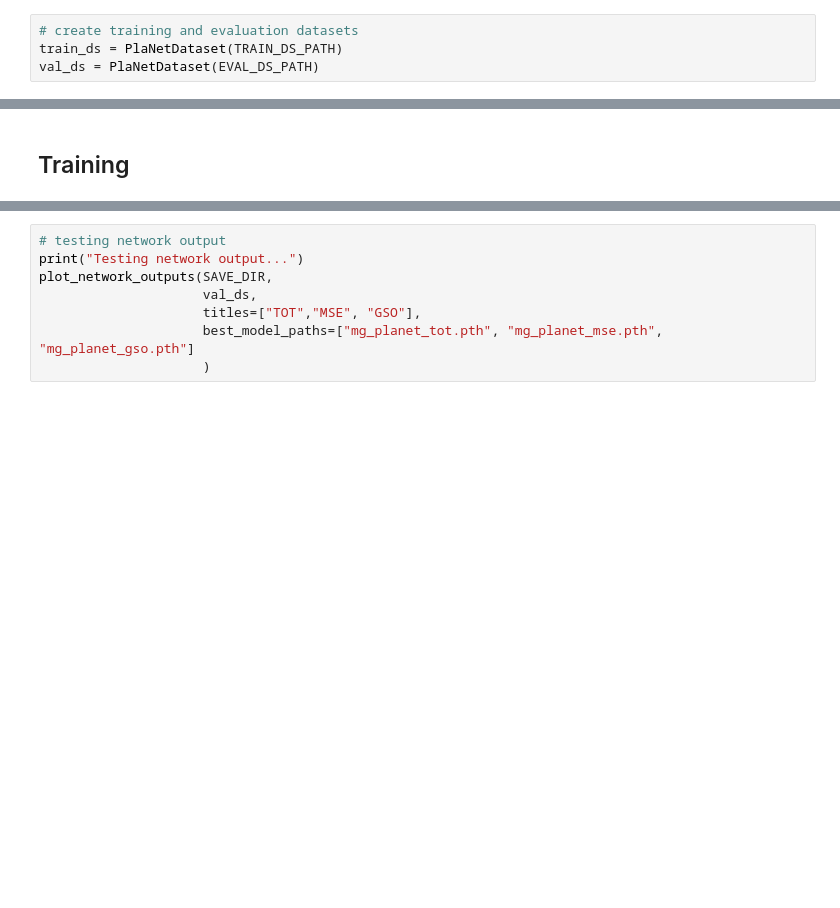
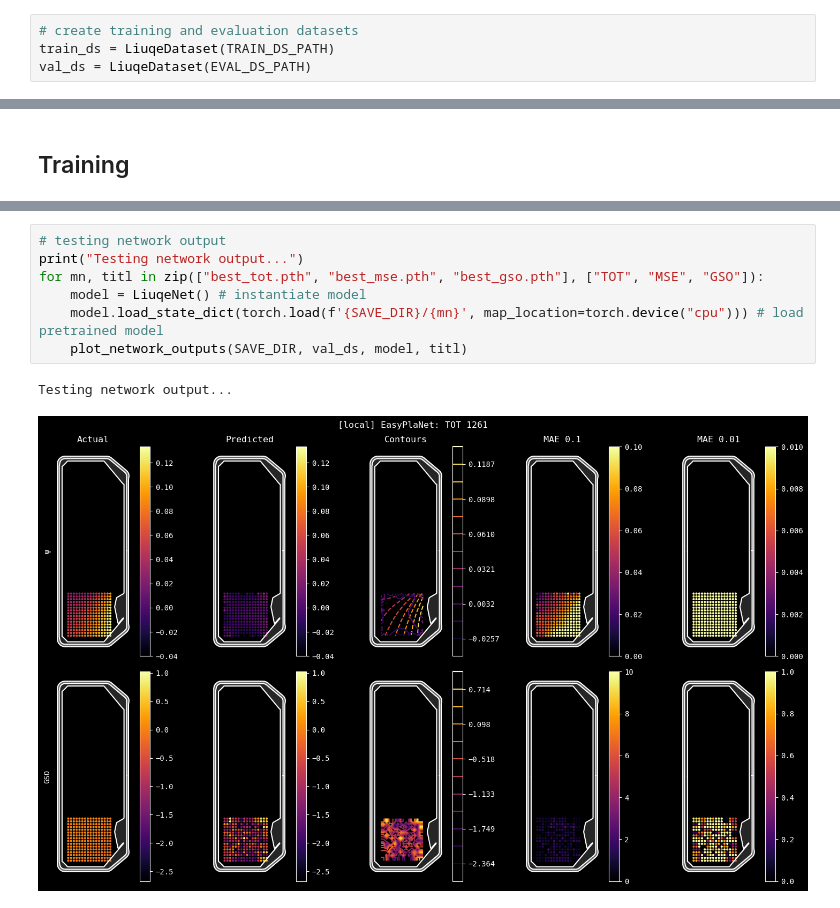
Before and after one commit to matgrand/tcv_eq, a Jupyter notebook: train.ipynb, the cells around one changed output, grey strips where cells are left out. Saved outputs shown, nothing was run; the diff lists cells and outputs as text; blank space fills up the shorter version.

```diff
--- a/train.ipynb
+++ b/train.ipynb
@@ -71,4 +77,4 @@ plt.show() if LOCAL else plt.savefig(f"{SAVE_DIR}/schedulers.png")
 # %%
 # create training and evaluation datasets
-train_ds = PlaNetDataset(TRAIN_DS_PATH)
-val_ds = PlaNetDataset(EVAL_DS_PATH)
+train_ds = LiuqeDataset(TRAIN_DS_PATH)
+val_ds = LiuqeDataset(EVAL_DS_PATH)
@@ -186,8 +216,10 @@ plt.show() if LOCAL else plt.savefig(f"{SAVE_DIR}/losses.png")
-# %%
-# testing network output
-print("Testing network output...")
-plot_network_outputs(SAVE_DIR,
-                     val_ds,
-                     titles=["TOT","MSE", "GSO"],
-                     best_model_paths=["mg_planet_tot.pth", "mg_planet_mse.pth", "mg_planet_gso.pth"]
-                     )
+# %%
+# testing network output
+print("Testing network output...")
+for mn, titl in zip(["best_tot.pth", "best_mse.pth", "best_gso.pth"], ["TOT", "MSE", "GSO"]):
+    model = LiuqeNet() # instantiate model
+    model.load_state_dict(torch.load(f'{SAVE_DIR}/{mn}', map_location=torch.device("cpu"))) # load pretrained model
+    plot_network_outputs(SAVE_DIR, val_ds, model, titl)
+# %% [output]
+Testing network output...
+[figure, added]
```
Also changed, not shown: parts of 9 cells of this notebook, 1 other file.
